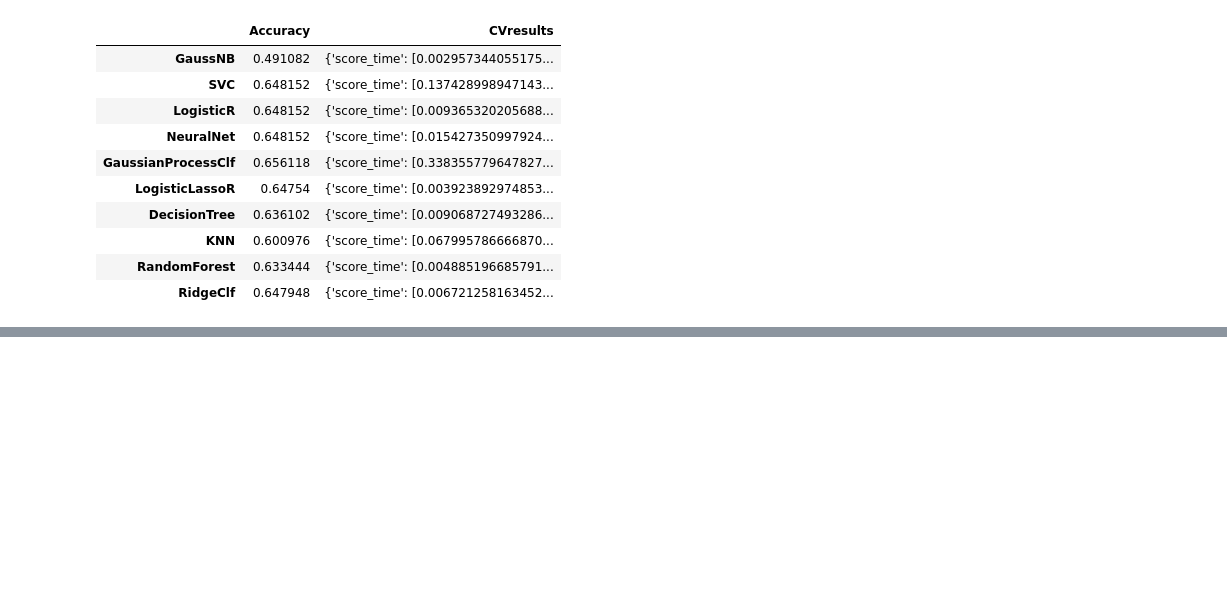
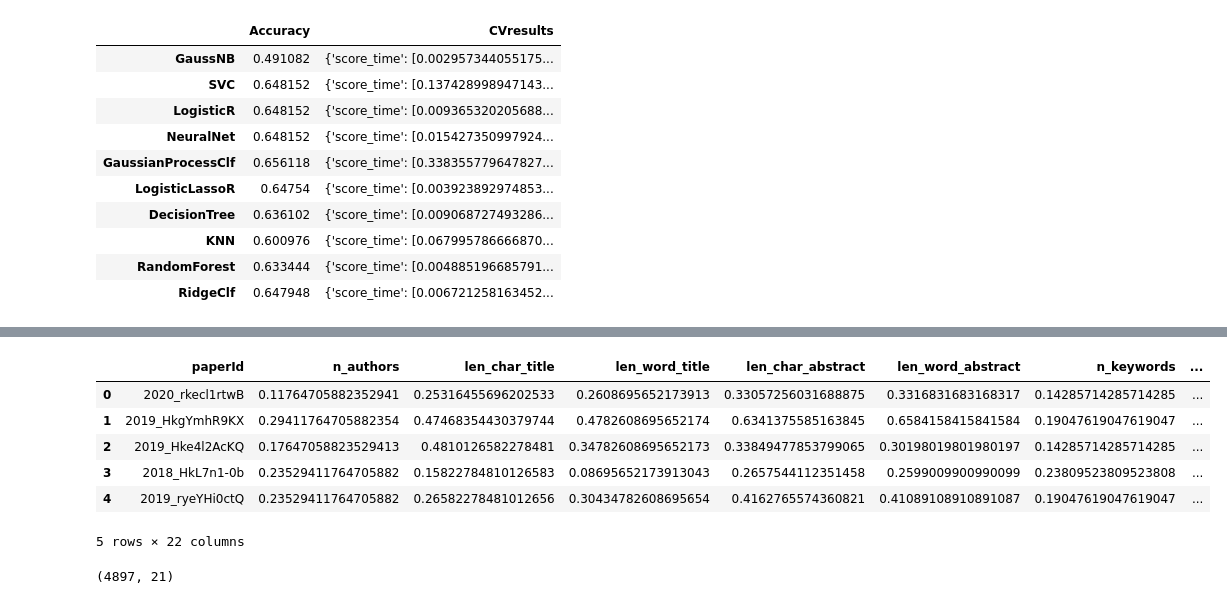
Before and after one commit to shruti-singh/PaperAcceptancePrediction, a Jupyter notebook: shruti/BaselineOnEntireICLR.ipynb, the cells around one changed output, grey strips where cells are left out. Cells and saved outputs as stored; diff of their text form; code cells hidden in the pictures; blank space fills up the shorter version.

```diff
--- a/shruti/BaselineOnEntireICLR.ipynb
+++ b/shruti/BaselineOnEntireICLR.ipynb
@@ -562,0 +643,18 @@ model_results
+# %%
+print("Id\t Pred \t True")
+count = 0
+data_ids = data["id"]
+
+error_details = pd.DataFrame(columns = ["paperId", "pred_label", "true_label"])
+feat_values = pd.DataFrame(columns = ["paperId"] + [fid for fid in X.columns])
+
+for idx, (prediction, label) in enumerate(zip(predictions, y)):
+    if prediction != label:
+#         print(data_ids.iloc[idx], prediction, label,  X_normalized[idx,:])
+        error_details.loc[count] = [data_ids.iloc[idx], prediction, label]
+        feat_values.loc[count] =  np.concatenate(([data_ids.iloc[idx]], X_normalized.iloc[idx]))
+#         error_details.append({"paperId": data_ids.iloc[idx], "pred_label": prediction, "true_label": label,
+#                               "feature_values": X_normalized[idx,:]}, ignore_index=True)
+        count += 1
+#         if count > 10:
+#             break
@@ -562,0 +675,10 @@ model_results
+# %%
+feat_values.head()
+# %% [output]
+|  | paperId | n_authors | len_char_title | len_word_title | len_char_abstract | len_word_abstract | n_keywords | ... |
+| 0 | 2020_rkecl1rtwB | 0.11764705882352941 | 0.25316455696202533 | 0.2608695652173913 | 0.33057256031688875 | 0.3316831683168317 | 0.14285714285714285 | ... |
+| 1 | 2019_HkgYmhR9KX | 0.29411764705882354 | 0.47468354430379744 | 0.4782608695652174 | 0.6341375585163845 | 0.6584158415841584 | 0.19047619047619047 | ... |
+| 2 | 2019_Hke4l2AcKQ | 0.17647058823529413 | 0.4810126582278481 | 0.34782608695652173 | 0.33849477853799065 | 0.30198019801980197 | 0.14285714285714285 | ... |
+| 3 | 2018_HkL7n1-0b | 0.23529411764705882 | 0.15822784810126583 | 0.08695652173913043 | 0.2657544112351458 | 0.2599009900990099 | 0.23809523809523808 | ... |
+| 4 | 2019_ryeYHi0ctQ | 0.23529411764705882 | 0.26582278481012656 | 0.30434782608695654 | 0.4162765574360821 | 0.41089108910891087 | 0.19047619047619047 | ... |
+5 rows × 22 columns
@@ -562,0 +687,4 @@ model_results
+# %%
+X.shape
+# %% [output]
+(4897, 21)
```
Also changed, not shown: parts of 21 cells of this notebook, 1 other file.
